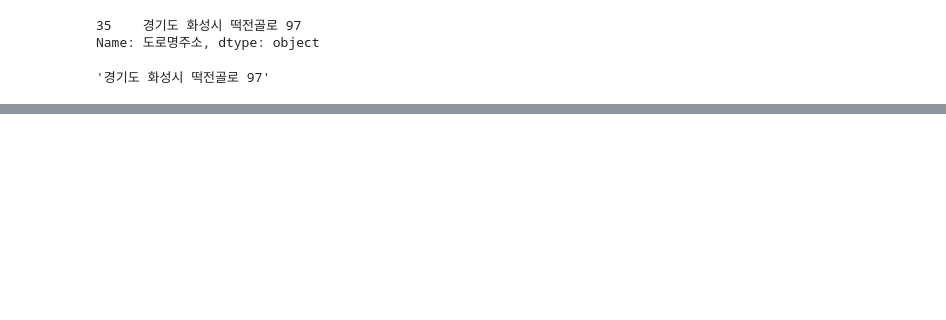
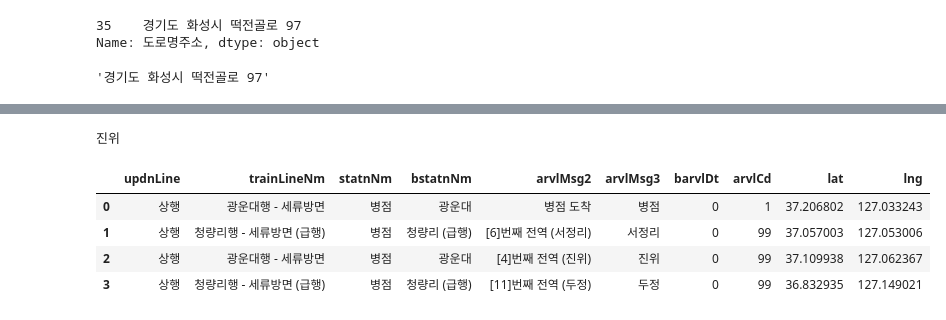
Before and after one commit to Mayhem-XD/DataAnalysis, a Jupyter notebook: 90.test/sai.ipynb, the cells around one changed output, grey strips where cells are left out. Drawn from its saved outputs; the diff is of its cells as text; code cells hidden in the pictures; blank space fills up the shorter version.

```diff
--- a/90.test/sai.ipynb
+++ b/90.test/sai.ipynb
@@ -249,9 +268,11 @@ for i in df1.index:
 # %%
+dn_lines = []
 for i in df2.index:
     try:
         bst = df2.arvlMsg3[i].strip()
         msg = df2.arvlMsg2[i].strip()
         print(f'{bst}\t{msg}')
+        dn_lines.append({'bst':bst,'msg':msg})
     except:
         bst = None
 # %% [output]
@@ -262,6 +296,15 @@ for i in df2.index:
+# %%
+def kakao_location(place):
+    with open('../04.지도시각화/data/kakaoapikey.txt') as f_:
+        kakao_key = f_.read()
+    base_url = "https://dapi.kakao.com/v2/local/search/address.json"
+    url = f'{base_url}?query={quote(place)}'
+    header = {'Authorization':f'KakaoAK {kakao_key}'}
+    result = requests.get(url, headers=header).json()
+    lat_ = float(result['documents'][0]['y'])
+    lng_ = float(result['documents'][0]['x'])
+    return lat_,lng_
 # %%
-# bst_up_addr_list = bstn_up_list
-# for bst in bstn_up_list:
-#     print(bst.values)
-# str_addr = df_st[df_st.역명 == target].도로명주소.values[-1]
-# str_addr.strip()
+def rtn_addr(target):
+    str_addr = df_st[df_st.역명 == target].도로명주소.values[-1]
+    return str_addr.strip()
@@ -267,0 +341,22 @@ for i in df2.index:
+# %%
+for i in df1.index:
+    bst = df1.arvlMsg3[i].strip()
+    print(bst) if i == 2 else print()
+# %% [output]
+진위
+# %%
+# apply kakao local
+temp1 =[]
+for i in df1.index:
+    bst = df1.arvlMsg3[i].strip()
+    temp1.append(kakao_location(rtn_addr(bst)))
+
+df_test = pd.DataFrame(temp1,columns=('lat','lng'))
+df1 = pd.concat([df1, df_test], axis=1)
+df1
+# %% [output]
+|  | updnLine | trainLineNm | statnNm | bstatnNm | arvlMsg2 | arvlMsg3 | barvlDt | arvlCd | lat | lng |
+| 0 | 상행 | 광운대행 - 세류방면 | 병점 | 광운대 | 병점 도착 | 병점 | 0 | 1 | 37.206802 | 127.033243 |
+| 1 | 상행 | 청량리행 - 세류방면 (급행) | 병점 | 청량리 (급행) | [6]번째 전역 (서정리) | 서정리 | 0 | 99 | 37.057003 | 127.053006 |
+| 2 | 상행 | 광운대행 - 세류방면 | 병점 | 광운대 | [4]번째 전역 (진위) | 진위 | 0 | 99 | 37.109938 | 127.062367 |
+| 3 | 상행 | 청량리행 - 세류방면 (급행) | 병점 | 청량리 (급행) | [11]번째 전역 (두정) | 두정 | 0 | 99 | 36.832935 | 127.149021 |
```
Also changed, not shown: parts of 18 cells of this notebook, 2 other files.
